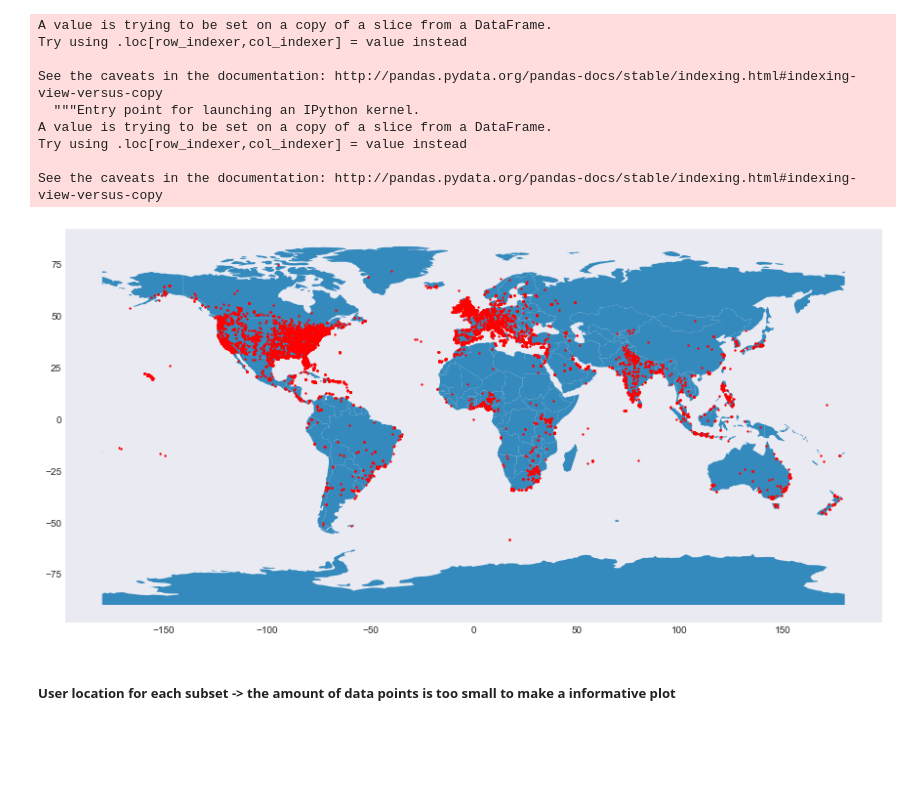
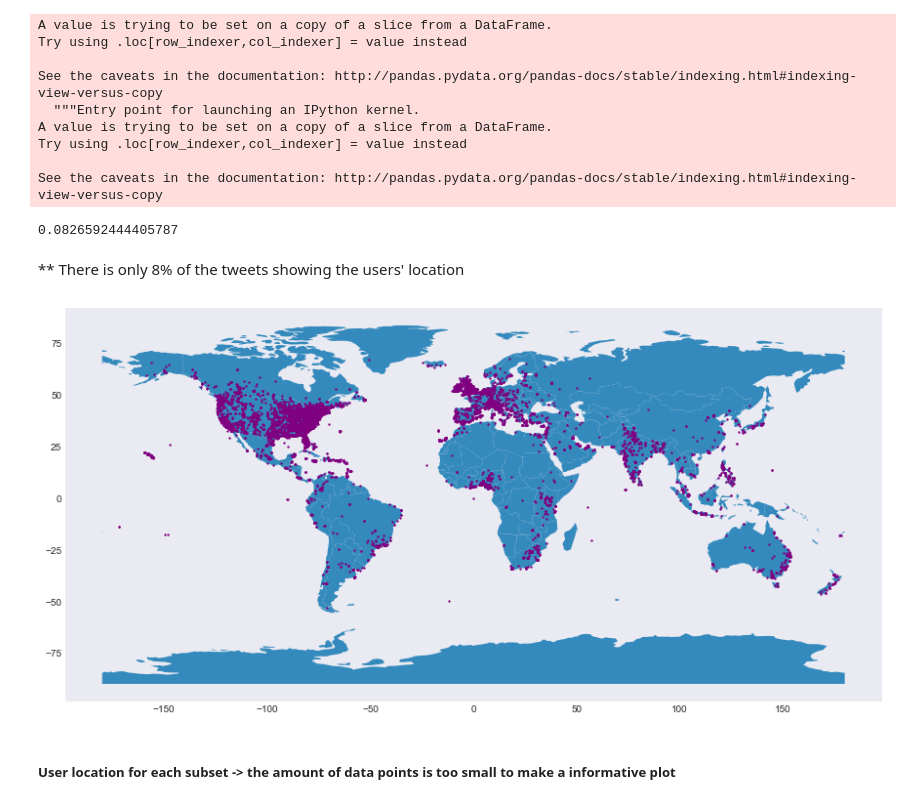
Before and after one commit to elainewyq/Photo_Sharing_Social_Media, a Jupyter notebook: ThreePlatformsAnalysis.ipynb, the cells around one changed output. Drawn from its saved outputs; the diff is of its cells as text; code cells hidden in the pictures; blank space fills up the shorter version.

Commit message:
upload data and API and function

```diff
--- a/ThreePlatformsAnalysis.ipynb
+++ b/ThreePlatformsAnalysis.ipynb
@@ -115,11 +166,13 @@ dtype: int64
 # %%
 """
-After exploring the data, I found out there are entries with string value ('Maryland' or 'Ryan') for feature
-"user_followers_count", which doesn't make sense. I deleted the entries considering the amount of such errors is small
+After exploring the data, I found out there are entries with string value for feature
+"user_followers_count" and 'user_friends_count', which doesn't make sense. I deleted the entries considering the amount of such errors is small
 """
-
+# clean up the data
 three_com2  = three_com1[~three_com1['user_followers_count'].str.contains('[A-Z]|\|', na=False)]
+three_com2  = three_com2[~three_com2['user_friends_count'].str.contains('[A-Z]|\|', na=False)]
 
 
+#three_com1.drop([167404], axis = 0, inplace = True)
 # three_com2['user_followers_count'] = three_com2['user_followers_count'].str.replace('||-//', '')
 # three_com2['user_followers_count'] = three_com2three_com2['user_followers_count'].str.replace(' ||', '')
@@ -142,2 +206,2 @@ See the caveats in the documentation: http://pandas.pydata.org/pandas-docs/stabl
 # %%
-three_com2['retweet_count'] = pd.to_numeric(three_com2['retweet_count'])
+three_com2['user_friends_count'] = pd.to_numeric(three_com2['user_friends_count'])
@@ -196,2 +230,10 @@ memory usage: 30.3+ MB
 # %% [markdown]
 #### 2. Timeframe of the tweets
+# %%
+"""
+Explore the tweets posted over time. The data is filtered to get a subset after
+"2019-09-11 17:00:00", which is the time of interest
+
+"""
+
+three_com2= three_com2[three_com2['created_at'] >'2019-09-11 17:00:00']
@@ -197,0 +242,3 @@ memory usage: 30.3+ MB
+# %%
+three_com2['Tweets Created At'] = three_com2['created_at'].apply(lambda x: str(x)[:13])
+three_com2.head()
@@ -423,6 +672,12 @@ A value is trying to be set on a copy of a slice from a DataFrame.
 Try using .loc[row_indexer,col_indexer] = value instead
 
 See the caveats in the documentation: http://pandas.pydata.org/pandas-docs/stable/indexing.html#indexing-view-versus-copy
+# %%
+len(three_com3)/len(three_com2)
+# %% [output]
+0.0826592444405787
+# %% [markdown]
+** There is only 8% of the tweets showing the users' location
 # %%
 import geopandas
 
@@ -432,16 +687,16 @@ from shapely.geometry import Polygon
 # %%
 from shapely.geometry import Point
 import geopandas as gpd
 from geopandas import GeoDataFrame
 
 geometry = [Point(xy) for xy in zip(three_com3['longitude'], three_com3['latitude'])]
 gdf = GeoDataFrame(three_com3, geometry=geometry)
 
 #this is a simple map that goes with geopandas
 world = gpd.read_file(gpd.datasets.get_path('naturalearth_lowres'))
-gdf.plot(ax=world.plot(figsize=(15, 12)), marker='o', color='red', markersize=3);
+gdf.plot(ax=world.plot(figsize=(15, 12)), marker='o', color='purple', markersize=3);
 # %% [output]
-[figure, old version]
+[figure, new version]
 # %% [markdown]
 ##### User location for each subset -> the amount of data points is too small to make a informative plot
 # %%
```
Also changed, not shown: parts of 126 cells of this notebook, 14 other files.
